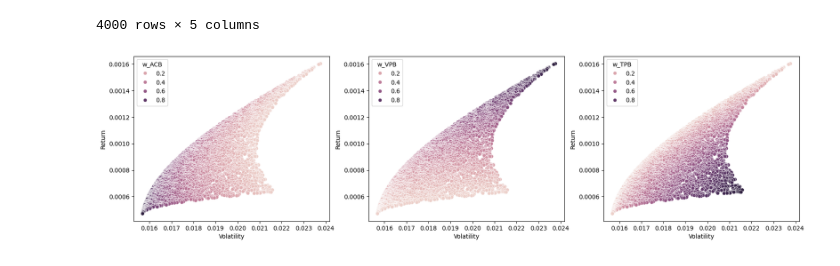
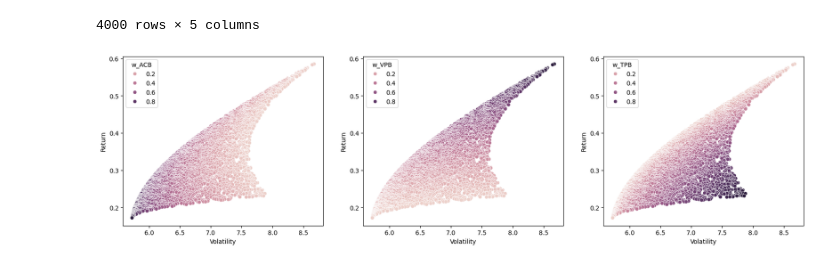
Before and after one commit to notaviaa/finance_project, a Jupyter notebook: notebooks/pairtrade.ipynb, the cells around one changed output. Drawn from its saved outputs; the diff is of its cells as text; code cells hidden in the pictures.

Commit message:
small fix to have day range return

```diff
--- a/notebooks/pairtrade.ipynb
+++ b/notebooks/pairtrade.ipynb
@@ -141,11 +141,11 @@ fin
 # %%
 import seaborn as sns
 import matplotlib.pyplot as plt
 
 fig, axs = plt.subplots(1, len(tickers), figsize=(20, 5), sharex=False, sharey=False)
 
 
 for i in range(len(tickers)):
-    sns.scatterplot(x=fin['Volatility'], y=fin['Return'], hue=fin[f'w_{tickers[i]}'], ax=axs[i])
+    sns.scatterplot(x=fin['Volatility'] * day_range, y=fin['Return'] * day_range, hue=fin[f'w_{tickers[i]}'], ax=axs[i])
 # %% [output]
-[figure, old version]
+[figure, new version]
```
